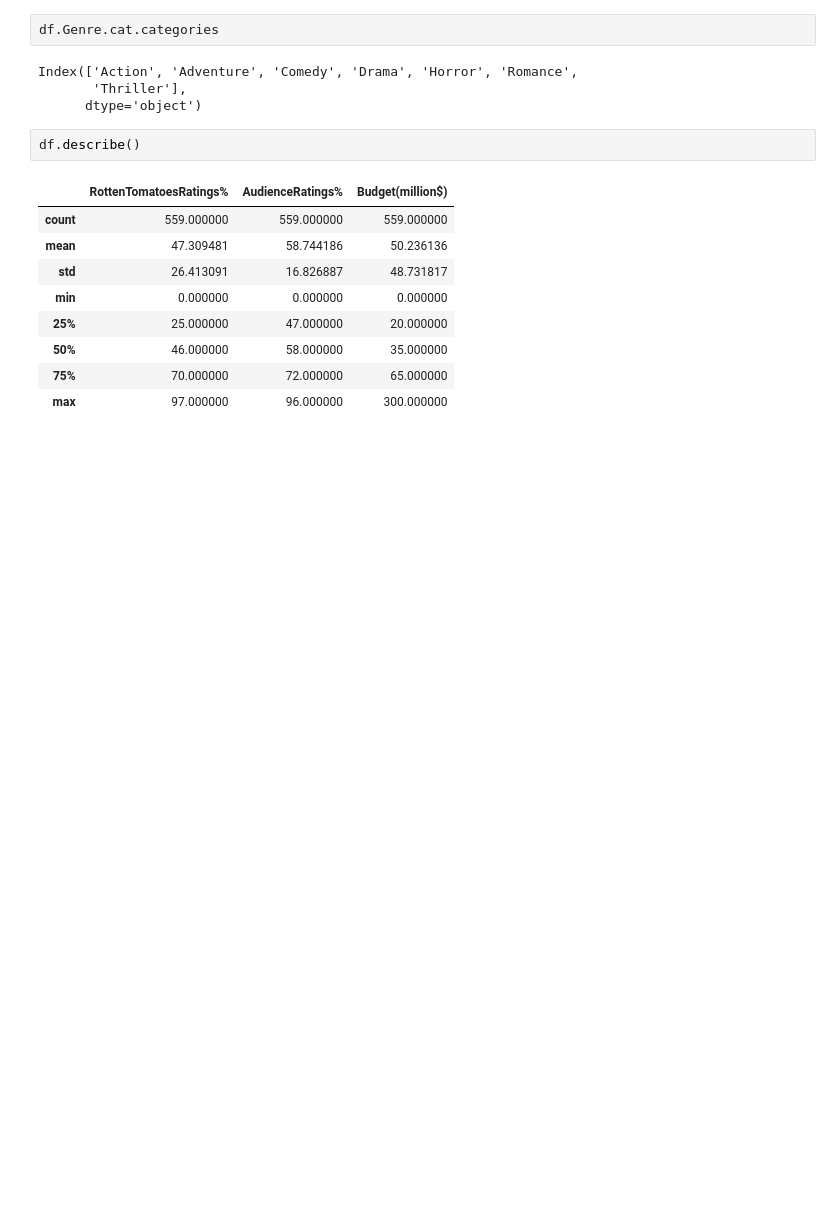
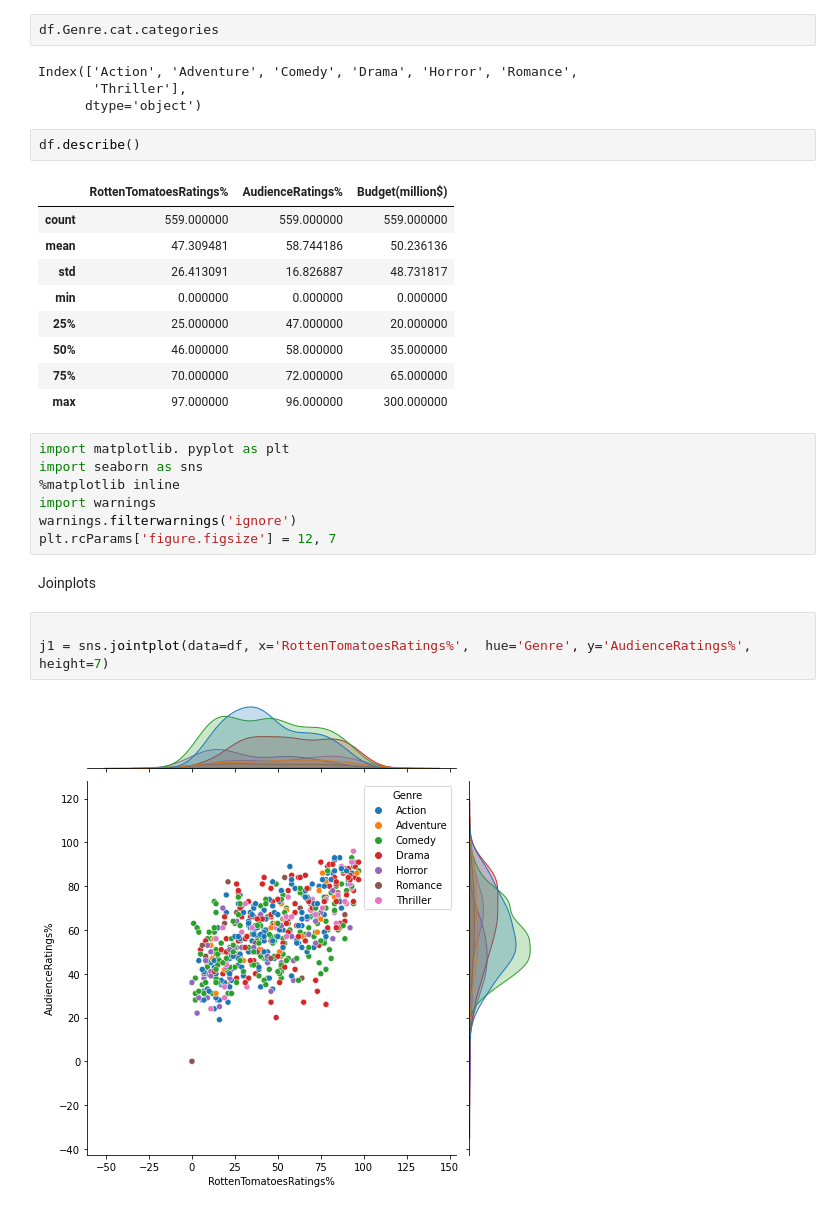
Before and after one commit to 00Halfman00/MLApprentice, a Jupyter notebook: pythonA-Z/categorical_variables.ipynb, the cells around one changed output. Drawn from its saved outputs; the diff is of its cells as text; blank space fills up the shorter version.

```diff
--- a/pythonA-Z/categorical_variables.ipynb
+++ b/pythonA-Z/categorical_variables.ipynb
@@ -128,3 +128,17 @@ df.describe()
 | 50% | 46.000000 | 58.000000 | 35.000000 |
 | 75% | 70.000000 | 72.000000 | 65.000000 |
 | max | 97.000000 | 96.000000 | 300.000000 |
+# %%
+import matplotlib. pyplot as plt
+import seaborn as sns
+%matplotlib inline
+import warnings
+warnings.filterwarnings('ignore')
+plt.rcParams['figure.figsize'] = 12, 7
+# %% [markdown]
+Joinplots
+# %%
+
+j1 = sns.jointplot(data=df, x='RottenTomatoesRatings%',  hue='Genre', y='AudienceRatings%', height=7)
+# %% [output]
+[figure, added]
```
Also changed, not shown: parts of 35 cells of this notebook, 5 other files.
